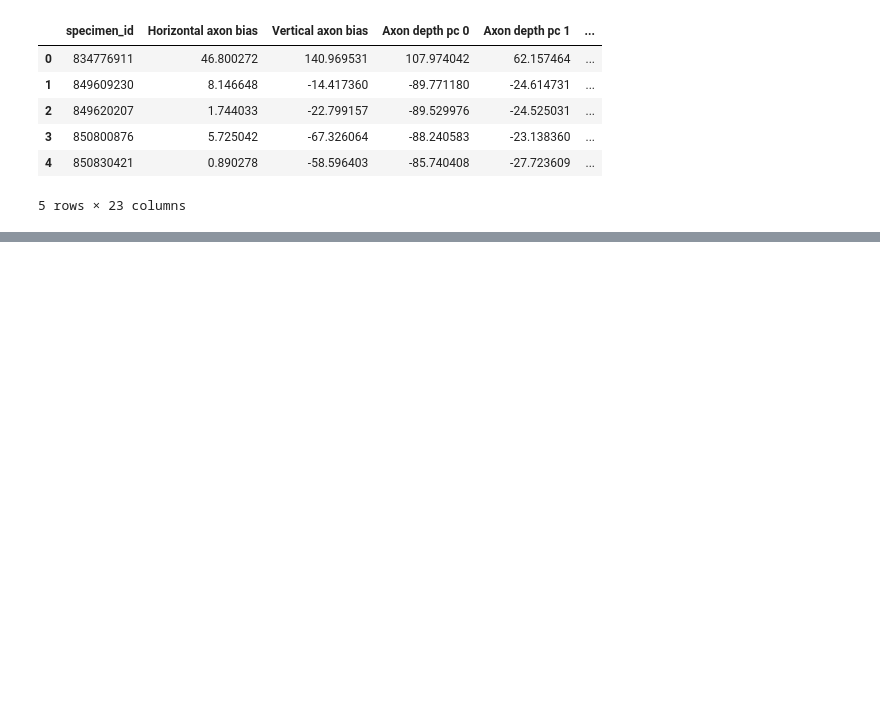
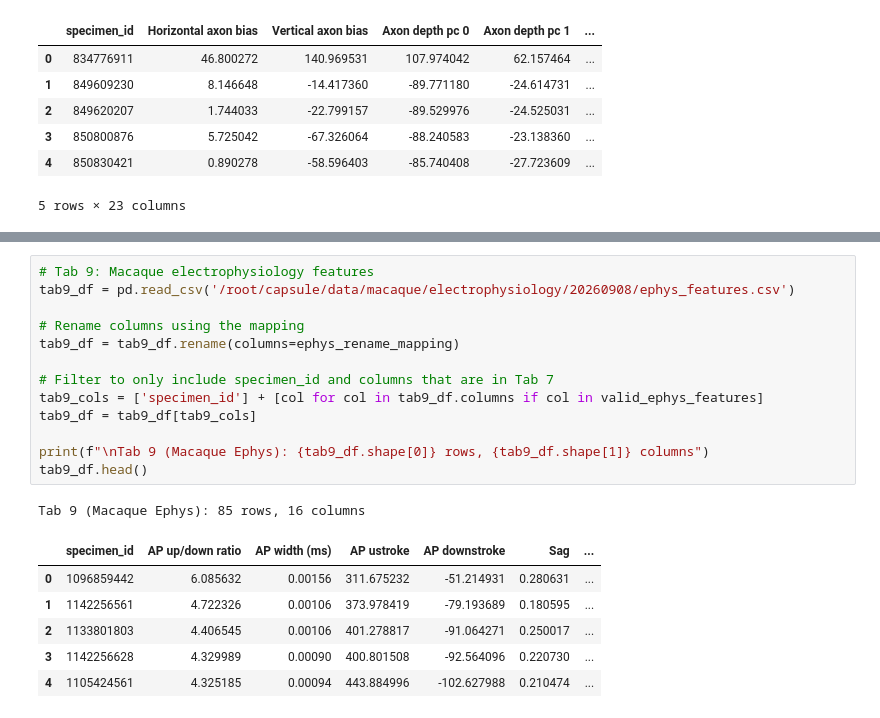
Before and after one commit to AllenInstitute/human_patchseq_excitatory, a Jupyter notebook: code/tables/1_generate_feature_table.ipynb, the cells around one changed output, grey strips where cells are left out. Cells and saved outputs as stored; diff of their text form; blank space fills up the shorter version.

```diff
--- a/code/tables/1_generate_feature_table.ipynb
+++ b/code/tables/1_generate_feature_table.ipynb
@@ -158,0 +219,21 @@ Human Axon has: 25 columns
+# %%
+# Tab 9: Macaque electrophysiology features
+tab9_df = pd.read_csv('/root/capsule/data/macaque/electrophysiology/20260908/ephys_features.csv')
+
+# Rename columns using the mapping
+tab9_df = tab9_df.rename(columns=ephys_rename_mapping)
+
+# Filter to only include specimen_id and columns that are in Tab 7
+tab9_cols = ['specimen_id'] + [col for col in tab9_df.columns if col in valid_ephys_features]
+tab9_df = tab9_df[tab9_cols]
+
+print(f"\nTab 9 (Macaque Ephys): {tab9_df.shape[0]} rows, {tab9_df.shape[1]} columns")
+tab9_df.head()
+# %% [output]
+Tab 9 (Macaque Ephys): 85 rows, 16 columns
+|  | specimen_id | AP up/down ratio | AP width (ms) | AP ustroke | AP downstroke | Sag | ... |
+| 0 | 1096859442 | 6.085632 | 0.00156 | 311.675232 | -51.214931 | 0.280631 | ... |
+| 1 | 1142256561 | 4.722326 | 0.00106 | 373.978419 | -79.193689 | 0.180595 | ... |
+| 2 | 1133801803 | 4.406545 | 0.00106 | 401.278817 | -91.064271 | 0.250017 | ... |
+| 3 | 1142256628 | 4.329989 | 0.00090 | 400.801508 | -92.564096 | 0.220730 | ... |
+| 4 | 1105424561 | 4.325185 | 0.00094 | 443.884996 | -102.627988 | 0.210474 | ... |
```
Also changed, not shown: parts of 7 cells of this notebook.
